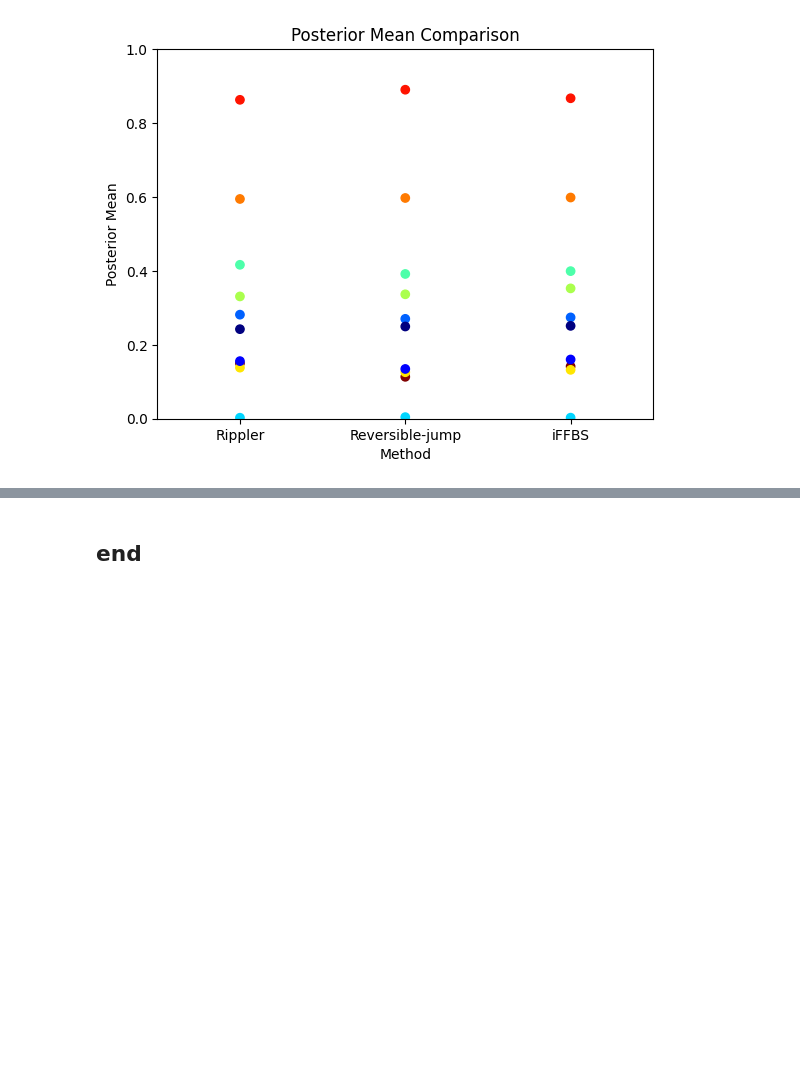
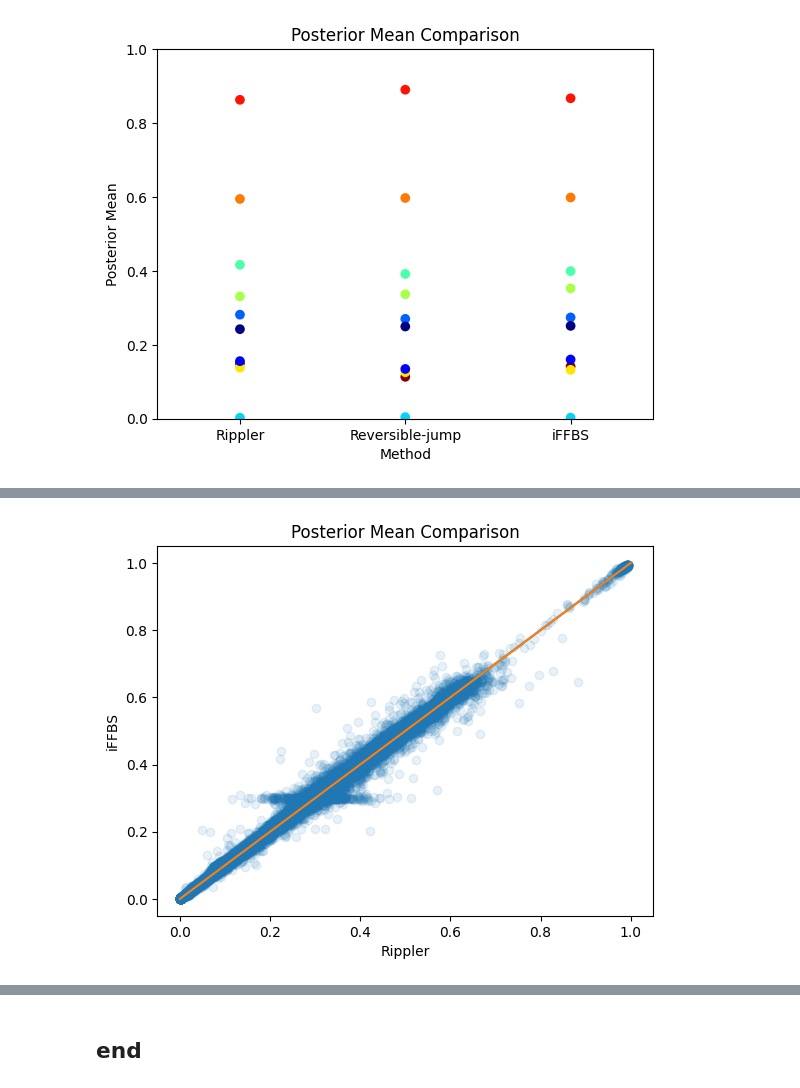
Before and after one commit to neilljn/AntiDOTE_Methods, a Jupyter notebook: experiments/sim_study_rippler/results.ipynb, the cells around one changed output, grey strips where cells are left out. Cells and saved outputs as stored; diff of their text form; code cells hidden in the pictures; blank space fills up the shorter version.

```diff
--- a/experiments/sim_study_rippler/results.ipynb
+++ b/experiments/sim_study_rippler/results.ipynb
@@ -944,3 +972,15 @@ del(MCMC_noncentred_X)
 # %% [output]
 [0.14145556 0.86703333 0.5985     0.13223333 0.35263333 0.39934444
  0.00288889 0.27411111 0.16025556 0.25121111]
+# %%
+# importing the saved run of the X matrices resulting from the latent variables
+MCMC_noncentred_X = zarr.open('../sim_study_iFFBS/MCMC_output/X.zarr', mode='r')
+
+# finding the mean
+X_mean_iFFBS_full = np.zeros((T+1,N))
+for t in range(T+1):
+    X_mean_iFFBS_full[t] = np.mean(MCMC_noncentred_X[10000:,t],axis=0)
+    print(t)
+
+# removing the traces of the latent variables from memory
+del(MCMC_noncentred_X)
@@ -961,0 +1034,10 @@ plt.show()
+# %%
+# plotting the results
+plt.scatter(X_mean.reshape((N*(T+1),)),X_mean_iFFBS_full.reshape((N*(T+1),)),alpha=0.1)
+plt.plot(np.array([[0,0],[1,1]]))
+plt.xlabel("Rippler")
+plt.ylabel("iFFBS")
+plt.title("Posterior Mean Comparison")
+plt.show()
+# %% [output]
+[figure, added]
```
Also changed, not shown: parts of 10 cells of this notebook.
